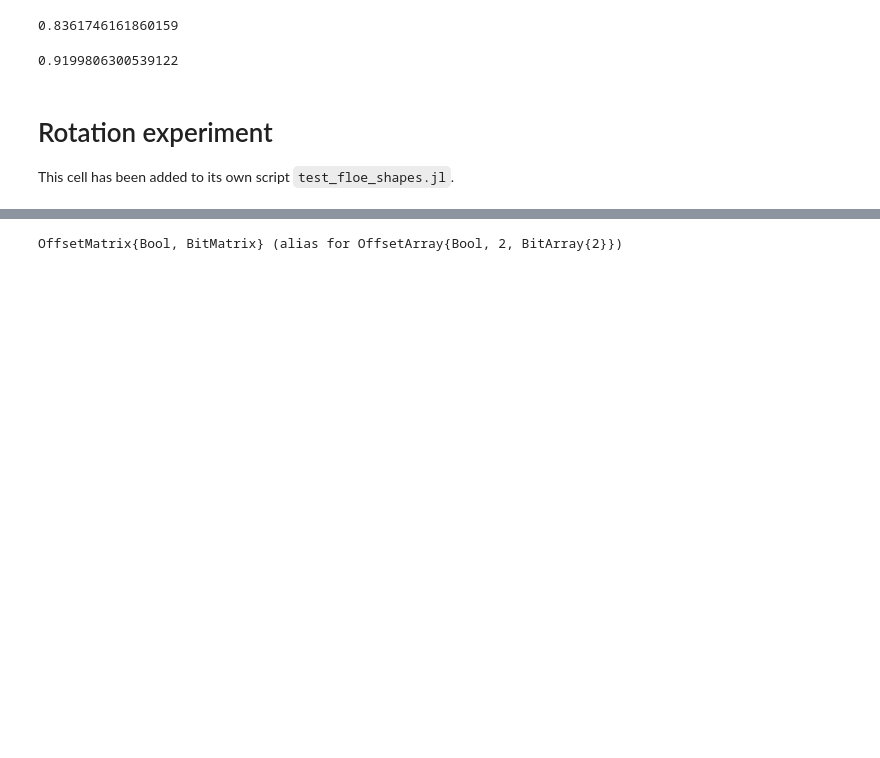
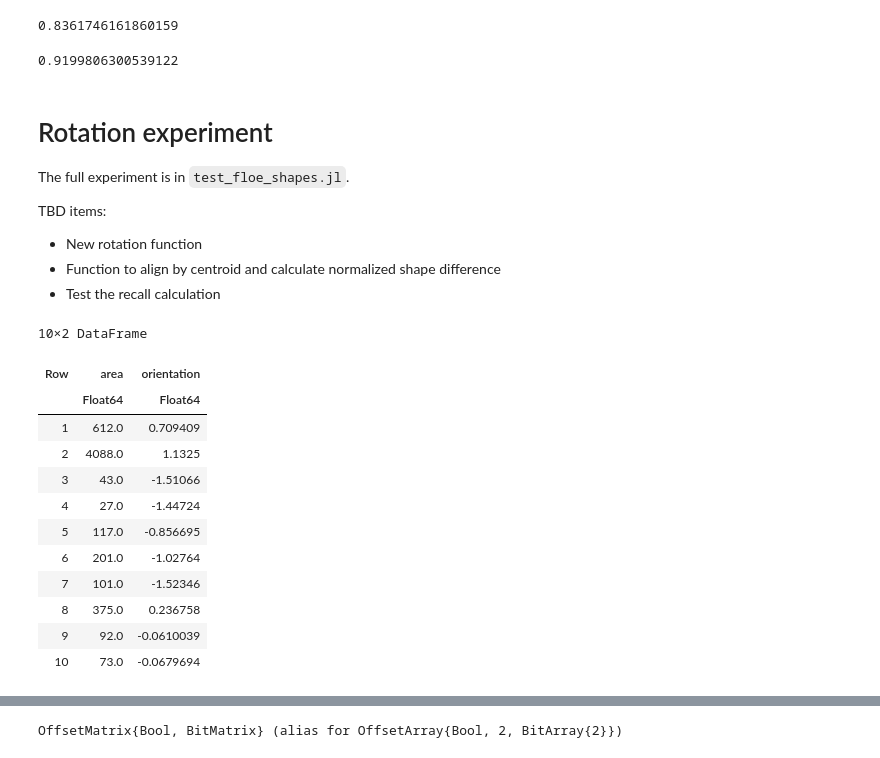
Before and after one commit to danielmwatkins/calval_tgrs, a Jupyter notebook: notebooks/Tracker thresholds.ipynb, the cells around one changed output, grey strips where cells are left out. Cells and saved outputs as stored; diff of their text form; code cells hidden in the pictures; blank space fills up the shorter version.

```diff
--- a/notebooks/Tracker thresholds.ipynb
+++ b/notebooks/Tracker thresholds.ipynb
@@ -199,4 +170,9 @@ cor(ad_min1, ad_con1)
 0.9199806300539122
 # %% [markdown]
 # Rotation experiment
-This cell has been added to its own script `test_floe_shapes.jl`.
+The full experiment is in `test_floe_shapes.jl`.
+
+TBD items:
+- New rotation function
+- Function to align by centroid and calculate normalized shape difference
+- Test the recall calculation
@@ -271,0 +201,16 @@ CSV.write("../data/shape_experiment1.csv", df);
+# %%
+all_props[1:10,["area", "orientation"]]
+# %% [output]
+10×2 DataFrame
+| Row | area | orientation |
+|  | Float64 | Float64 |
+| 1 | 612.0 | 0.709409 |
+| 2 | 4088.0 | 1.1325 |
+| 3 | 43.0 | -1.51066 |
+| 4 | 27.0 | -1.44724 |
+| 5 | 117.0 | -0.856695 |
+| 6 | 201.0 | -1.02764 |
+| 7 | 101.0 | -1.52346 |
+| 8 | 375.0 | 0.236758 |
+| 9 | 92.0 | -0.0610039 |
+| 10 | 73.0 | -0.0679694 |
```
Also changed, not shown: parts of 23 cells of this notebook, 5 other files.
